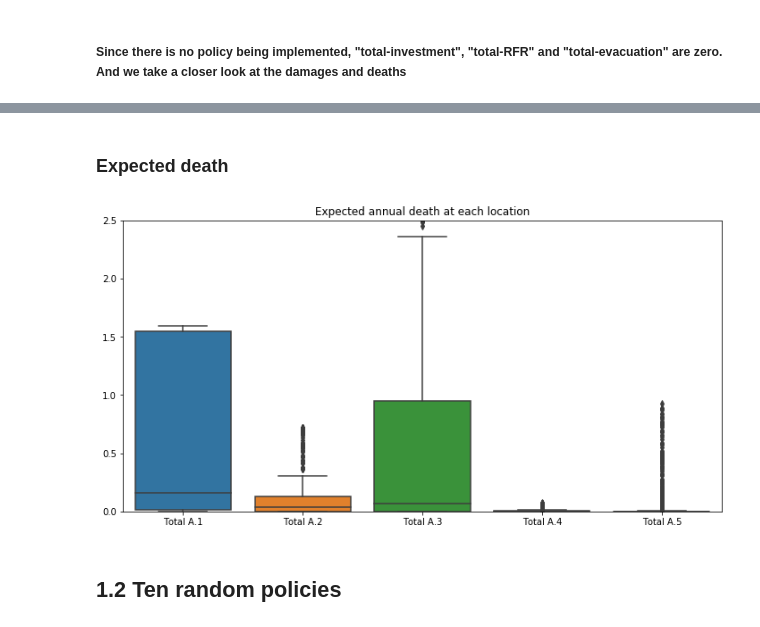
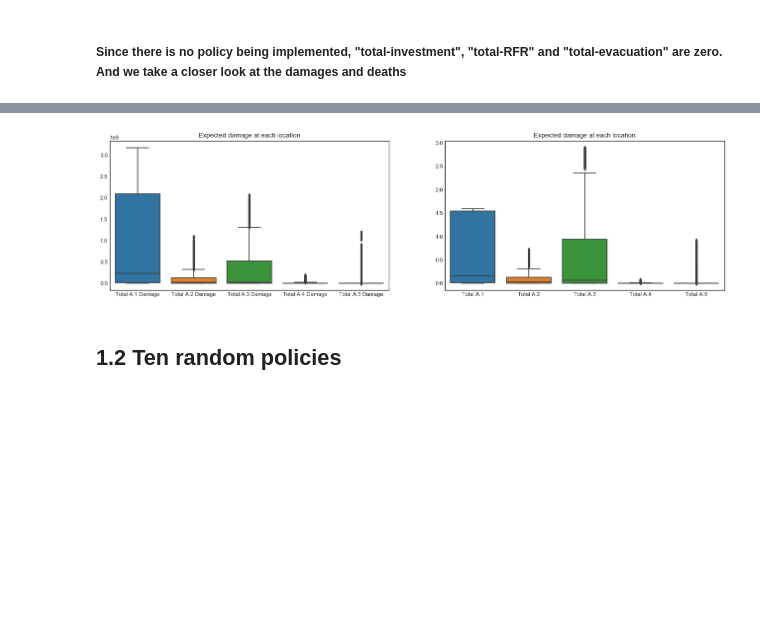
Before and after one commit to triple-capacho/EPA1361, a Jupyter notebook: final assignment/FinalRunNeat.ipynb, the cells around one changed output, grey strips where cells are left out. Saved outputs shown, nothing was run; the diff lists cells and outputs as text; code cells hidden in the pictures; blank space fills up the shorter version.

```diff
--- a/final assignment/FinalRunNeat.ipynb
+++ b/final assignment/FinalRunNeat.ipynb
@@ -123,5 +116,3 @@ Text(0.5, 1.0, 'Expected annual damage at each location')
-# %% [markdown]
-### Expected death
 # %%
 outcome_damage = pd.DataFrame.from_dict(outcomes_0)
 agg_list_death = ['A.1_Expected Number of Deaths','A.2_Expected Number of Deaths','A.3_Expected Number of Deaths',
@@ -130,13 +121,22 @@ agg_list_death = ['A.1_Expected Number of Deaths','A.2_Expected Number of Deaths
 outcome_death = agg(outcome_damage,agg_list_death)
 outcome_death = outcome_death.iloc[:, -5:]
 outcome_death = outcome_death.rename(columns=lambda x: x.replace('_Expected Number of Deaths', ''))
-# %%
-plt.figure(figsize=(12, 6))
-ax_death = sns.boxplot(data = outcome_death)
-ax_death.set_title('Expected annual death at each location')
-ax_death.set_ybound(0, 2.5)
-# %% [output]
-[figure, removed]
+# %%
+plt.figure(figsize=(20,5), dpi=80)
+plt.figure(1)
+
+ax1 = plt.subplot(121)
+ax1 = sns.boxplot(data = outcome_damage)
+ax1.set_title('Expected damage at each location')
+
+
+ax2 = plt.subplot(122)
+ax2 = sns.boxplot(data = outcome_death)
+ax2.set_title('Expected damage at each location')
+
+plt.savefig("boxplot_NoPolicy")
+# %% [output]
+[figure, added]
 # %% [markdown]
 ## 1.2 Ten random policies
 # %% [markdown]
```
Also changed, not shown: parts of 11 cells of this notebook, 12 other files.
